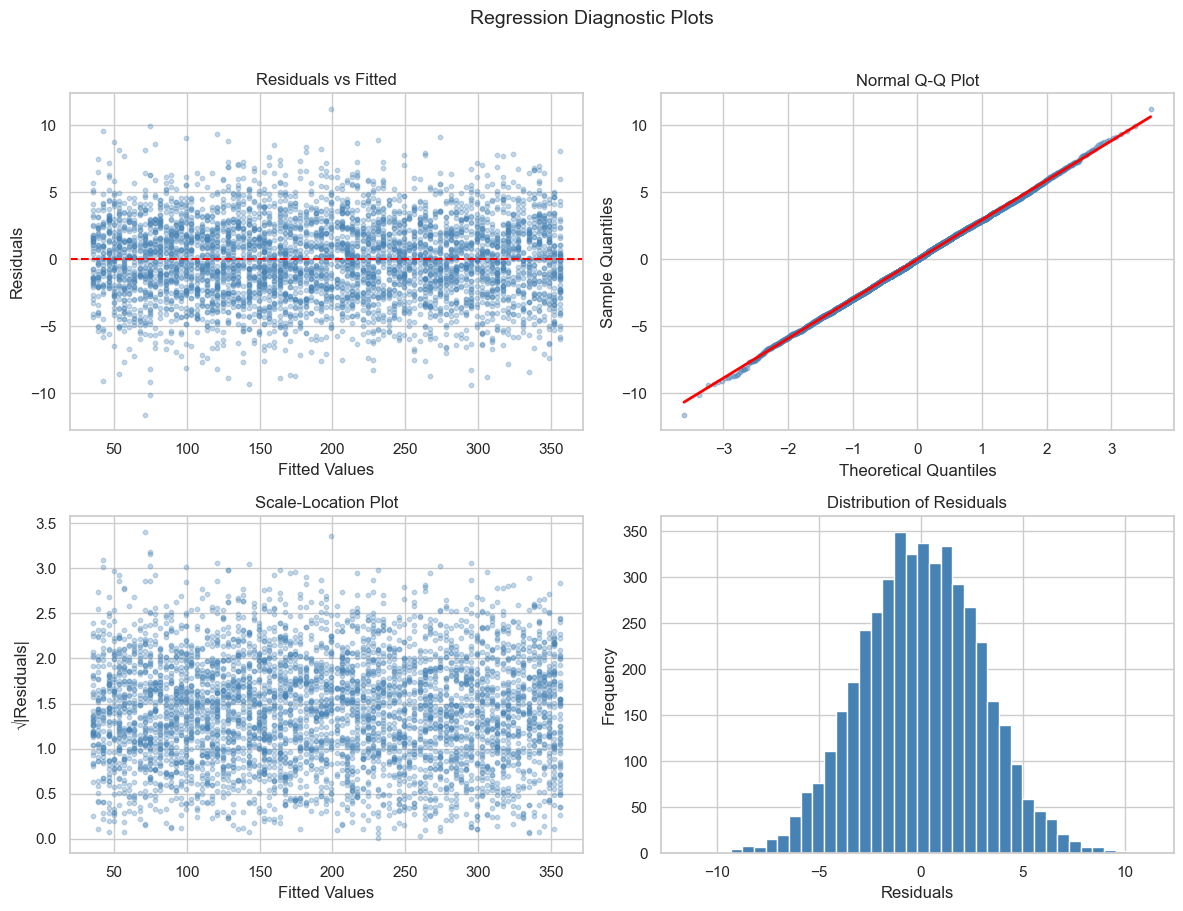
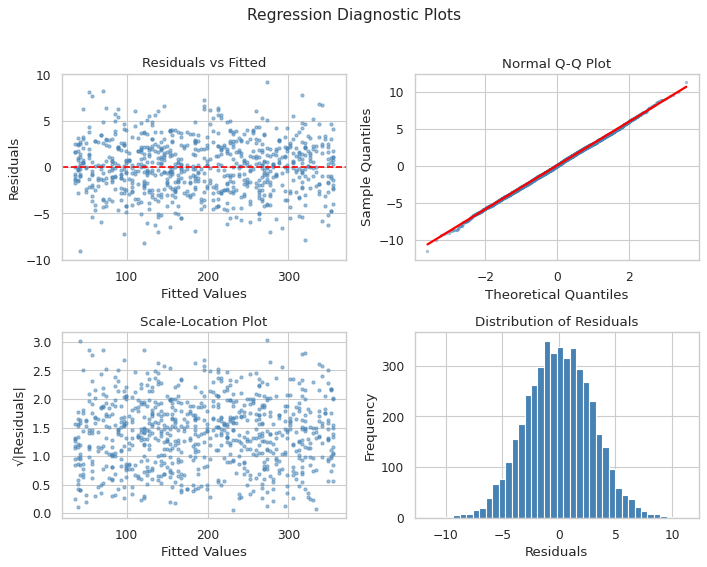
Code edit (unified diff) that turned the first committed figure into the second:
--- before
+++ after
@@ -1,9 +1,12 @@
 fitted = model.fittedvalues
 residuals = model.resid
+sample_idx = residuals.sample(n=min(800, len(residuals)), random_state=42).index
+fitted_s = fitted.loc[sample_idx]
+residuals_s = residuals.loc[sample_idx]
 
-fig, axes = plt.subplots(2, 2, figsize=(12, 9))
+fig, axes = plt.subplots(2, 2, figsize=(9, 7))
 
 # --- Plot 1: Residuals vs Fitted (Linearity & Homoscedasticity)
-axes[0, 0].scatter(fitted, residuals, alpha=0.3, s=10, color="steelblue")
+axes[0, 0].scatter(fitted_s, residuals_s, alpha=0.5, s=8, color="steelblue", rasterized=True)
 axes[0, 0].axhline(0, color="red", linestyle="--")
 axes[0, 0].set_xlabel("Fitted Values")
@@ -13,5 +16,5 @@
 # --- Plot 2: Q-Q Plot (Normality)
 (osm, osr), (slope, intercept, r) = stats.probplot(residuals, dist="norm")
-axes[0, 1].scatter(osm, osr, alpha=0.4, s=10, color="steelblue")
+axes[0, 1].scatter(osm, osr, alpha=0.4, s=4, color="steelblue")
 axes[0, 1].plot(osm, slope * np.array(osm) + intercept, color="red", linewidth=2)
 axes[0, 1].set_xlabel("Theoretical Quantiles")
@@ -21,5 +24,5 @@
 # --- Plot 3: Scale-Location (Homoscedasticity)
 sqrt_abs_resid = np.sqrt(np.abs(residuals))
-axes[1, 0].scatter(fitted, sqrt_abs_resid, alpha=0.3, s=10, color="steelblue")
+axes[1, 0].scatter(fitted_s, np.sqrt(np.abs(residuals_s)), alpha=0.5, s=8, color="steelblue", rasterized=True)
 axes[1, 0].set_xlabel("Fitted Values")
 axes[1, 0].set_ylabel("√|Residuals|")
@@ -34,3 +37,4 @@
 plt.suptitle("Regression Diagnostic Plots", fontsize=14, y=1.01)
 plt.tight_layout()
+plt.savefig("diagnostics.png", dpi=70, bbox_inches="tight")
 plt.show()

Commit: nb v2